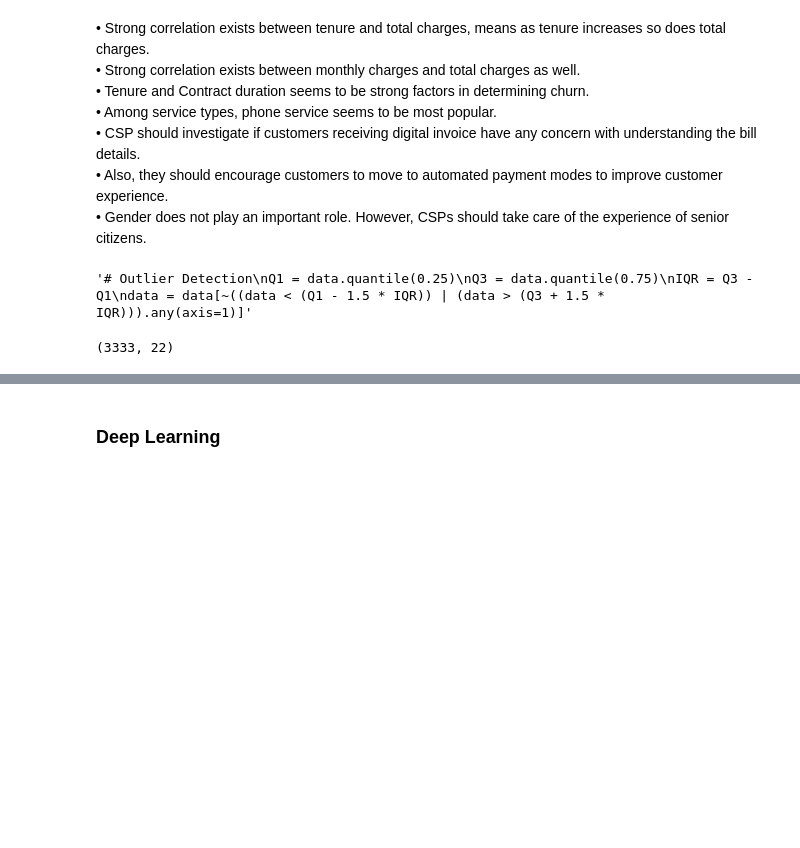
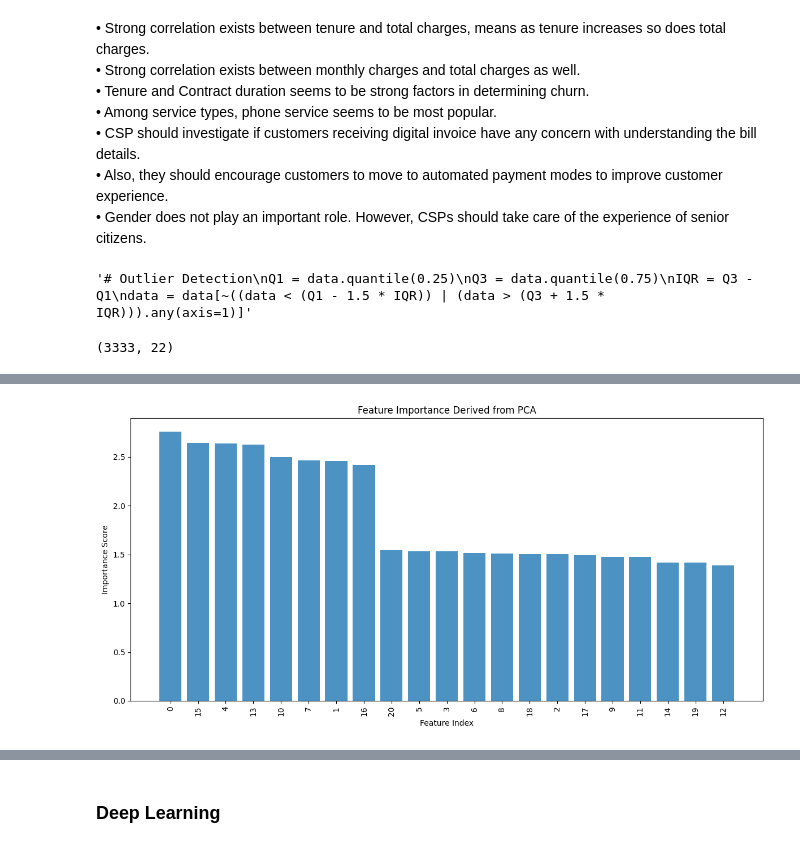
Before and after one commit to khaled-benahmed/-Customer-Churn-Prediction-in-the-Telecom-Sector-Using-Machine-Learning-Techniques., a Jupyter notebook: Customer_Churn_Prediction_in_the_Telecom_Sector_Using_Machine_Learning_Techniques.ipynb, the cells around one changed output, grey strips where cells are left out. Cells and saved outputs as stored; diff of their text form; code cells hidden in the pictures; blank space fills up the shorter version.

```diff
--- a/Customer_Churn_Prediction_in_the_Telecom_Sector_Using_Machine_Learning_Techniques.ipynb
+++ b/Customer_Churn_Prediction_in_the_Telecom_Sector_Using_Machine_Learning_Techniques.ipynb
@@ -436,15 +476,43 @@ IQR = Q3 - Q1
 data = data[~((data < (Q1 - 1.5 * IQR)) | (data > (Q3 + 1.5 * IQR))).any(axis=1)]"""
 # %% [output]
 '# Outlier Detection\nQ1 = data.quantile(0.25)\nQ3 = data.quantile(0.75)\nIQR = Q3 - Q1\ndata = data[~((data < (Q1 - 1.5 * IQR)) | (data > (Q3 + 1.5 * IQR))).any(axis=1)]'
+# %%
+data.shape
+# %% [output]
+(3333, 22)
 # %%
 # Splitting features and target
 X = data.drop(['Churn', 'customerID'], axis=1, errors='ignore')
 y = data['Churn']
-# %%
-data.shape
-# %% [output]
-(3333, 22)
 # %%
 # Dimensionality Reduction with PCA
 scaler = StandardScaler()
 X_scaled = scaler.fit_transform(X)
+# %%
+import matplotlib.pyplot as plt
+from sklearn.decomposition import PCA
+import numpy as np
+
+# Initialize PCA (retain components covering 95% variance)
+pca = PCA(n_components=0.95)
+pca.fit(X_scaled)
+
+# Get the loading matrix (contribution of each feature to the principal components)
+loading_matrix = pca.components_
+
+# Sum of absolute loadings for each original feature
+feature_importance = np.sum(np.abs(loading_matrix), axis=0)
+
+# Rank features by importance
+ranked_features = np.argsort(feature_importance)[::-1]  # Indices of features sorted by importance (descending)
+
+# Visualization
+plt.figure(figsize=(12, 6))
+plt.bar(range(len(feature_importance)), feature_importance[ranked_features], align='center', alpha=0.8)
+plt.xticks(range(len(feature_importance)), ranked_features , rotation=90)
+plt.xlabel("Feature Index")
+plt.ylabel("Importance Score")
+plt.title("Feature Importance Derived from PCA")
+plt.tight_layout()
+plt.show()
+# %% [output]
@@ -451,3 +522,4 @@ X_scaled = scaler.fit_transform(X)
+[figure, added]
 # %%
 import matplotlib.pyplot as plt
 from sklearn.decomposition import PCA
```
Also changed, not shown: parts of 46 cells of this notebook.
